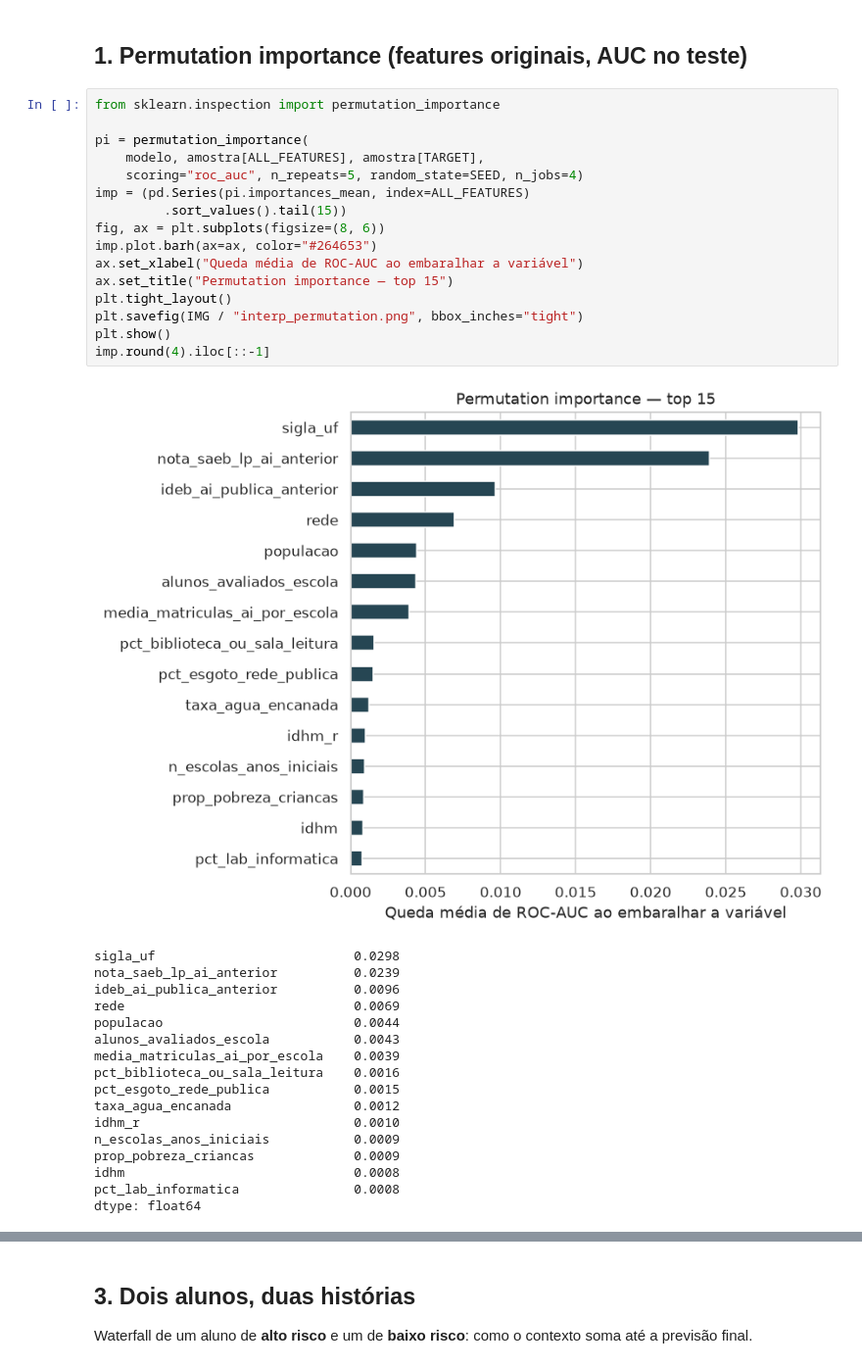
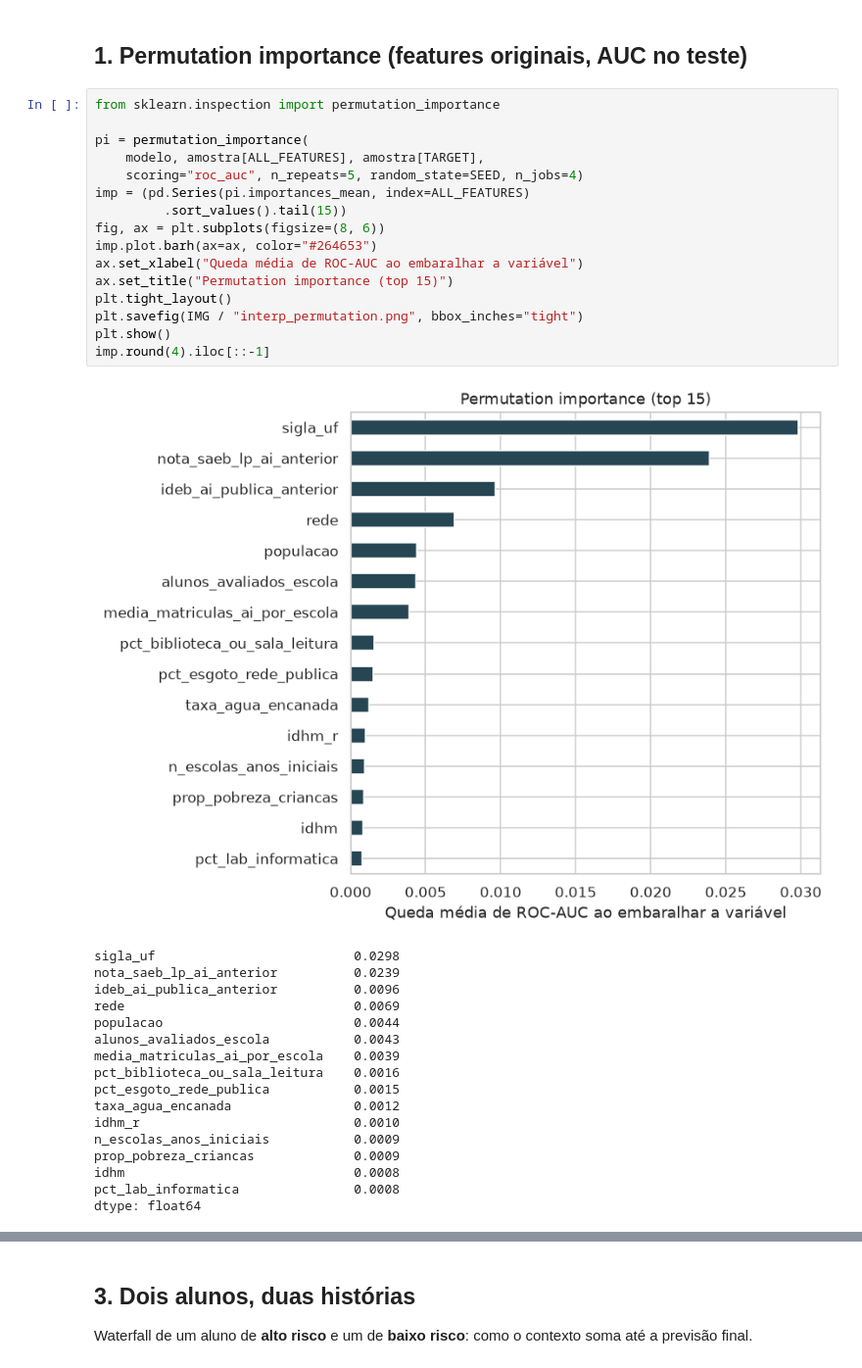
Before and after one commit to LucaOliveiraPrado/tech-challenge-fase3, a Jupyter notebook: notebooks/03_interpretabilidade.ipynb, the cells around one changed output, grey strips where cells are left out. Shown at 98% size. Cells and saved outputs as stored; diff of their text form.

```diff
--- a/notebooks/03_interpretabilidade.ipynb
+++ b/notebooks/03_interpretabilidade.ipynb
@@ -37,21 +37,21 @@ amostra de interpretabilidade: 30,000 alunos do teste 2024
 # %%
 from sklearn.inspection import permutation_importance
 
 pi = permutation_importance(
     modelo, amostra[ALL_FEATURES], amostra[TARGET],
     scoring="roc_auc", n_repeats=5, random_state=SEED, n_jobs=4)
 imp = (pd.Series(pi.importances_mean, index=ALL_FEATURES)
          .sort_values().tail(15))
 fig, ax = plt.subplots(figsize=(8, 6))
 imp.plot.barh(ax=ax, color="#264653")
 ax.set_xlabel("Queda média de ROC-AUC ao embaralhar a variável")
-ax.set_title("Permutation importance — top 15")
+ax.set_title("Permutation importance (top 15)")
 plt.tight_layout()
 plt.savefig(IMG / "interp_permutation.png", bbox_inches="tight")
 plt.show()
 imp.round(4).iloc[::-1]
 # %% [output]
-[figure, old version]
+[figure, new version]
 sigla_uf                          0.0298
 nota_saeb_lp_ai_anterior          0.0239
 ideb_ai_publica_anterior          0.0096
```
Also changed, not shown: parts of 6 cells of this notebook, 17 other files.
